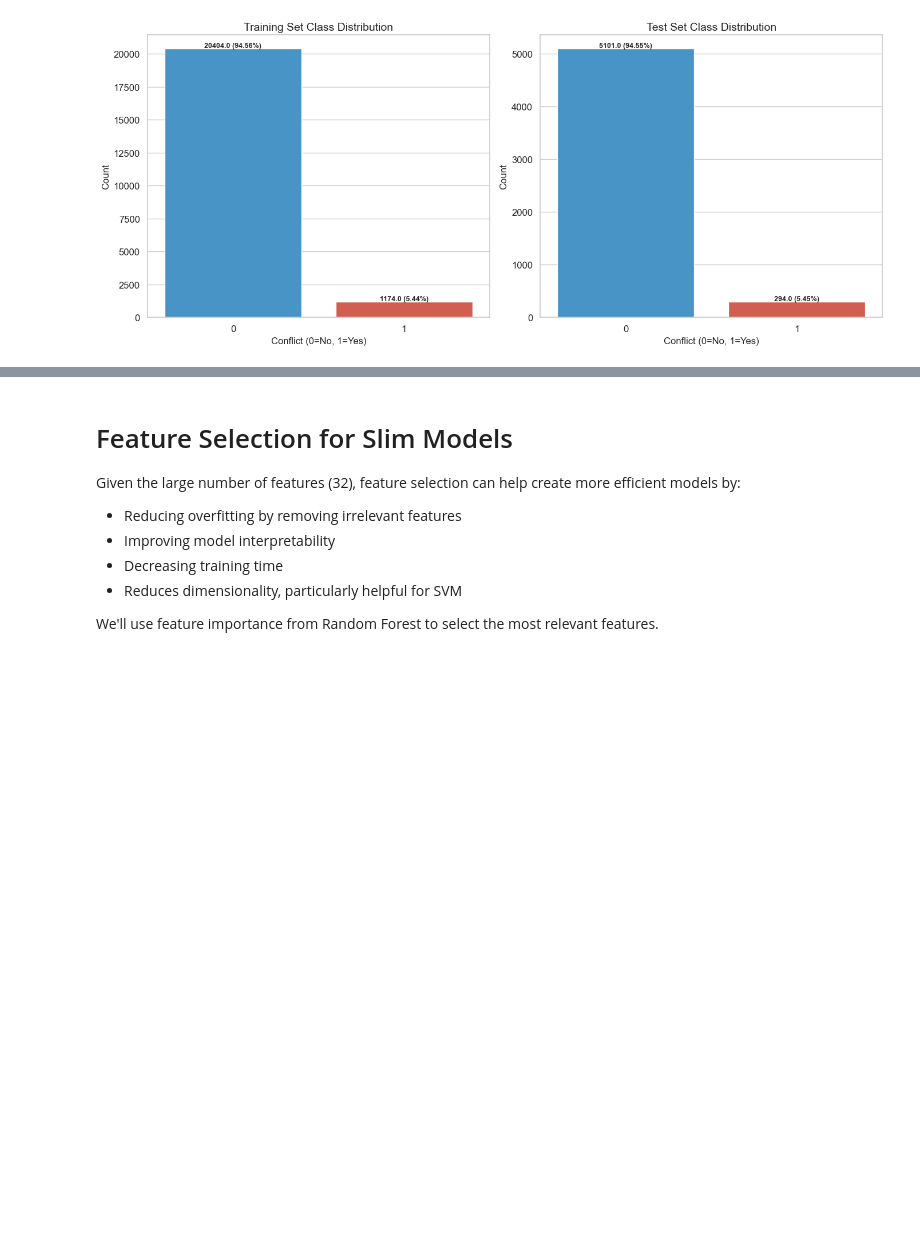
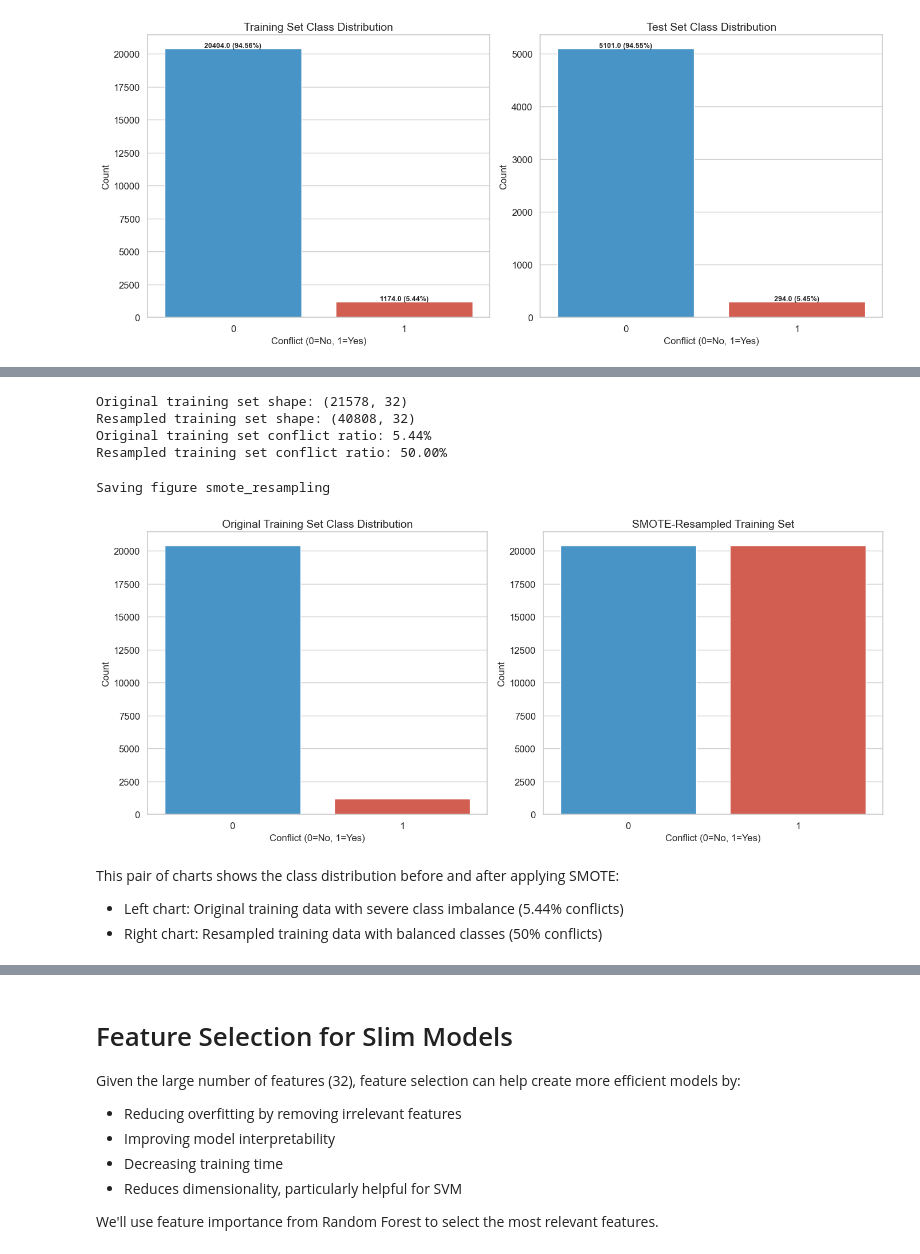
Before and after one commit to violetahoza/MergeConflictClassifier, a Jupyter notebook: HozaVioletaMaria.ipynb, the cells around one changed output, grey strips where cells are left out. Drawn from its saved outputs; the diff is of its cells as text; code cells hidden in the pictures; blank space fills up the shorter version.

```diff
--- a/HozaVioletaMaria.ipynb
+++ b/HozaVioletaMaria.ipynb
@@ -620,0 +640,14 @@ Test set conflict ratio: 5.45%
+# %%
+# Apply StandardScaler to features AFTER train/test split
+# This is the proper approach to prevent data leakage
+scaler = StandardScaler()
+X_train_scaled = scaler.fit_transform(X_train)  # Fit only on training data
+X_test_scaled = scaler.transform(X_test)  # Apply same transformation to test data
+
+# Convert back to DataFrame for easier feature access
+X_train_scaled = pd.DataFrame(X_train_scaled, columns=X_train.columns)
+X_test_scaled = pd.DataFrame(X_test_scaled, columns=X_test.columns)
+
+print("\nFeature ranges after scaling (training data):")
+for feature in ['added lines', 'deleted lines', 'time', 'nr files', 'modified files']:
+    print(f"{feature}: Min={X_train_scaled[feature].min():.2f}, Max={X_train_scaled[feature].max():.2f}, Mean={X_train_scaled[feature].mean():.2f}, StdDev={X_train_scaled[feature].std():.2f}")
@@ -659,3 +737,45 @@ Saving figure train_test_distribution
+# %%
+# Apply SMOTE to training data only
+smote = SMOTE(random_state=42)
+X_train_resampled, y_train_resampled = smote.fit_resample(X_train_scaled, y_train)
+
+print(f"\nOriginal training set shape: {X_train_scaled.shape}")
+print(f"Resampled training set shape: {X_train_resampled.shape}")
+print(f"Original training set conflict ratio: {100 * y_train.mean():.2f}%")
+print(f"Resampled training set conflict ratio: {100 * y_train_resampled.mean():.2f}%")
+# %% [output]
+Original training set shape: (21578, 32)
+Resampled training set shape: (40808, 32)
+Original training set conflict ratio: 5.44%
+Resampled training set conflict ratio: 50.00%
+# %%
+# Visualize class distribution before and after SMOTE
+plt.figure(figsize=(14, 6))
+
+plt.subplot(1, 2, 1)
+original_counts = pd.Series(y_train).value_counts()
+sns.countplot(x=pd.Series(y_train), palette=['#3498db', '#e74c3c'])
+plt.title('Original Training Set Class Distribution', fontsize=14)
+plt.xlabel('Conflict (0=No, 1=Yes)', fontsize=12)
+plt.ylabel('Count', fontsize=12)
+
+plt.subplot(1, 2, 2)
+resampled_counts = pd.Series(y_train_resampled).value_counts()
+sns.countplot(x=pd.Series(y_train_resampled), palette=['#3498db', '#e74c3c'])
+plt.title('SMOTE-Resampled Training Set', fontsize=14)
+plt.xlabel('Conflict (0=No, 1=Yes)', fontsize=12)
+plt.ylabel('Count', fontsize=12)
+
+plt.tight_layout()
+save_fig('smote_resampling')
+plt.show()
+# %% [output]
+Saving figure smote_resampling
+[figure, added]
+# %% [markdown]
+This pair of charts shows the class distribution before and after applying SMOTE:
+- Left chart: Original training data with severe class imbalance (5.44% conflicts)
+- Right chart: Resampled training data with balanced classes (50% conflicts)
 # %% [markdown]
 # Performance Metric Selection
 
```
Also changed, not shown: parts of 53 cells of this notebook, 12 other files.
